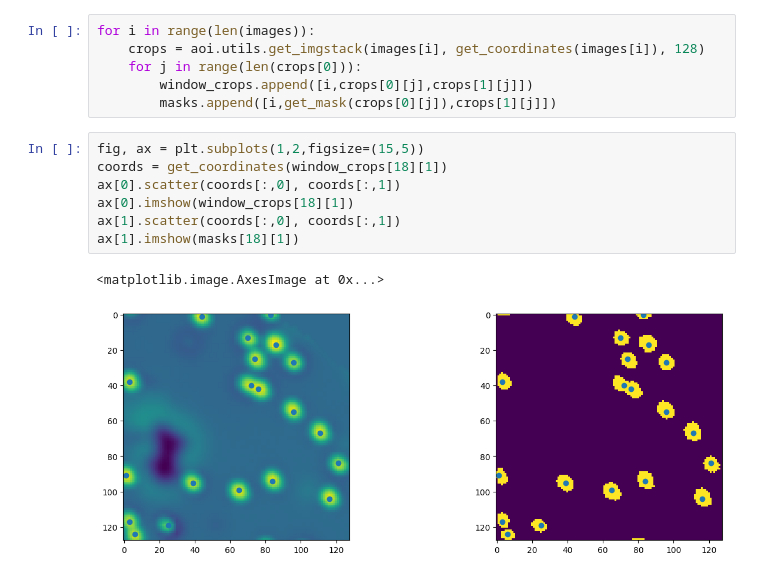
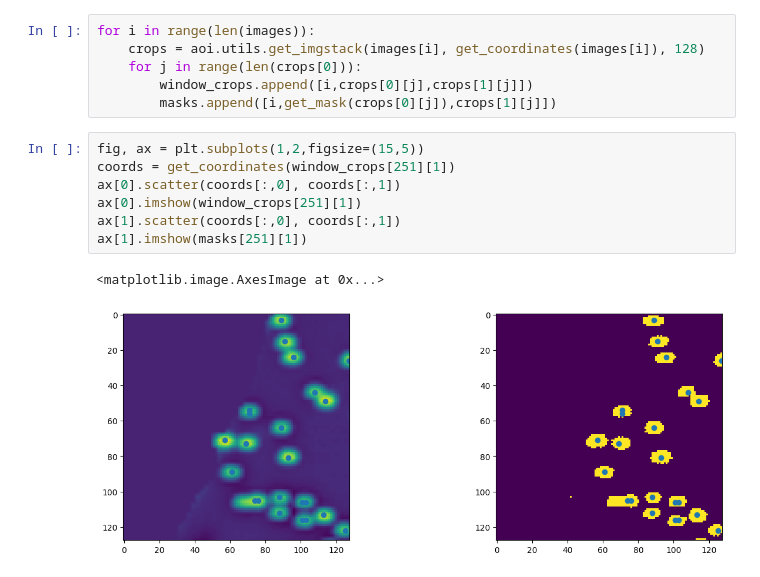
Before and after one commit to AudreySabri/unsupervised-ml-for-microscopy, a Jupyter notebook: unet_processing.ipynb, the cells around one changed output. Saved outputs shown, nothing was run; the diff lists cells and outputs as text.

```diff
--- a/unet_processing.ipynb
+++ b/unet_processing.ipynb
@@ -206,11 +206,11 @@ for i in range(len(images)):
         masks.append([i,get_mask(crops[0][j]),crops[1][j]])
 # %%
 fig, ax = plt.subplots(1,2,figsize=(15,5))
-coords = get_coordinates(window_crops[18][1])
+coords = get_coordinates(window_crops[251][1])
 ax[0].scatter(coords[:,0], coords[:,1])
-ax[0].imshow(window_crops[18][1])
+ax[0].imshow(window_crops[251][1])
 ax[1].scatter(coords[:,0], coords[:,1])
-ax[1].imshow(masks[18][1])
+ax[1].imshow(masks[251][1])
 # %% [output]
 <matplotlib.image.AxesImage at 0x...>
-[figure, old version]
+[figure, new version]
```
Also changed, not shown: parts of 14 cells of this notebook.
